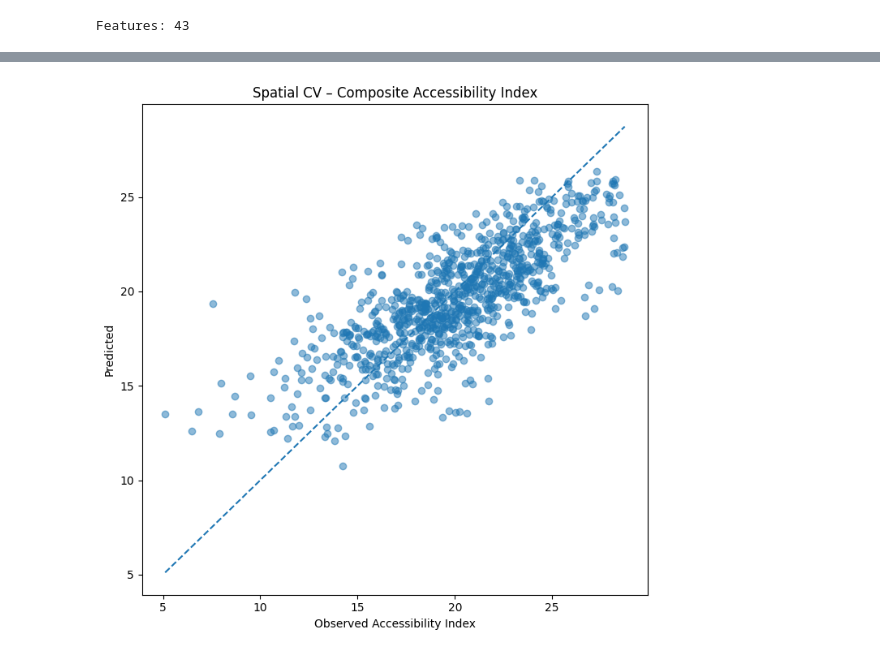
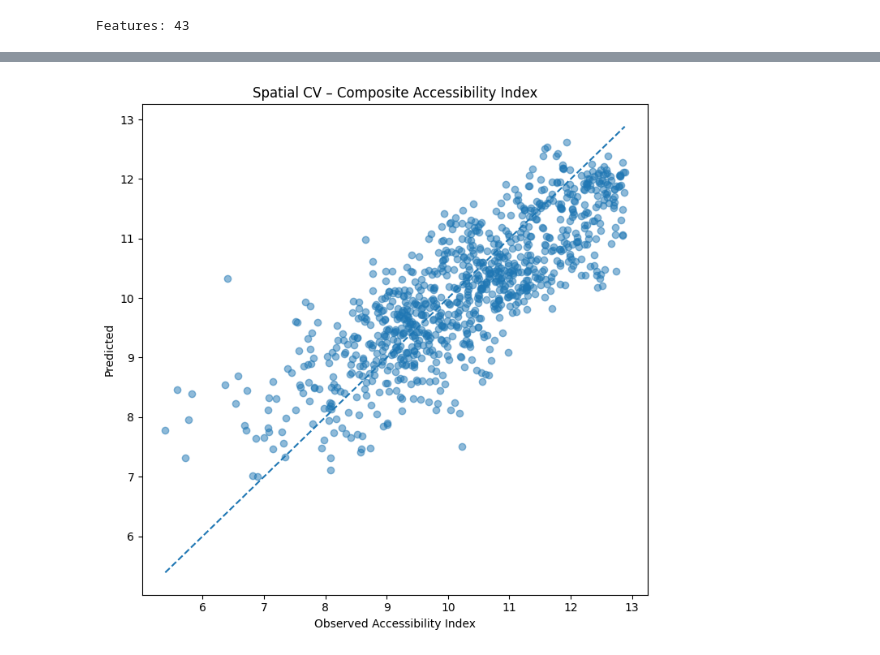
Before and after one commit to BeaudeRooij/thesis, a Jupyter notebook: notebooks/03_XGBoost_model_spatial_weighted.ipynb, the cells around one changed output, grey strips where cells are left out. Saved outputs shown, nothing was run; the diff lists cells and outputs as text; code cells hidden in the pictures.

Commit message:
shap values, gnnexplainer, different target variable

```diff
--- a/notebooks/03_XGBoost_model_spatial_weighted.ipynb
+++ b/notebooks/03_XGBoost_model_spatial_weighted.ipynb
@@ -64,0 +52,28 @@ y_df["access_index"] = (y_multi * weights).sum(axis=1)
+# %%
+# INCREMENTAL ACCESSIBILITY BANDS
+y_df["band_0_15"] = y_df["jobs_15min"]
+
+y_df["band_15_30"] = (
+    y_df["jobs_30min"]
+    - y_df["jobs_15min"]
+)
+
+y_df["band_30_45"] = (
+    y_df["jobs_45min"]
+    - y_df["jobs_30min"]
+)
+
+y_df["band_45_60"] = (
+    y_df["jobs_60min"]
+    - y_df["jobs_45min"]
+)
+
+# WEIGHTED ACCESSIBILITY INDEX
+weighted_sum = (
+      1.0 * y_df["band_0_15"]
+    + 0.7 * y_df["band_15_30"]
+    + 0.4 * y_df["band_30_45"]
+    + 0.2 * y_df["band_45_60"]
+)
+
+y_df["access_index"] = np.log1p(weighted_sum) # Weighted Incremental Accessibility Index
@@ -65,7 +110,7 @@ y_df["access_index"] = (y_multi * weights).sum(axis=1)
 # %%
-# MERGE DATA
+# Merge data
 df = X_df.merge(
-    y_df[["from_id"] + target_cols + ["access_index"]],
+    y_df[["from_id"] + ["access_index"]],
     left_on="tract_id",
     right_on="from_id",
     how="inner"
@@ -261,22 +305,22 @@ predictions_df = pd.concat(all_predictions, ignore_index=True)
 # %%
 # SCATTER PLOT
 fig, ax = plt.subplots(figsize=(7, 7))
 
 ax.scatter(predictions_df["actual"], predictions_df["predicted"], alpha=0.5)
 
 min_val = min(predictions_df["actual"].min(), predictions_df["predicted"].min())
 max_val = max(predictions_df["actual"].max(), predictions_df["predicted"].max())
 
 ax.plot([min_val, max_val], [min_val, max_val], "--")
 
 ax.set_xlabel("Observed Accessibility Index")
 ax.set_ylabel("Predicted")
-ax.set_title("Spatial CV – Composite Accessibility Index")
+ax.set_title("Spatial CV - Composite Accessibility Index")
 
 plt.tight_layout()
 plt.show()
 # %% [output]
-[figure, old version]
+[figure, new version]
 # %%
 # FEATURE IMPORTANCE
 importance_df = pd.concat(feature_importance_list, ignore_index=True)
```
Also changed, not shown: parts of 24 cells of this notebook, 4 other files.
